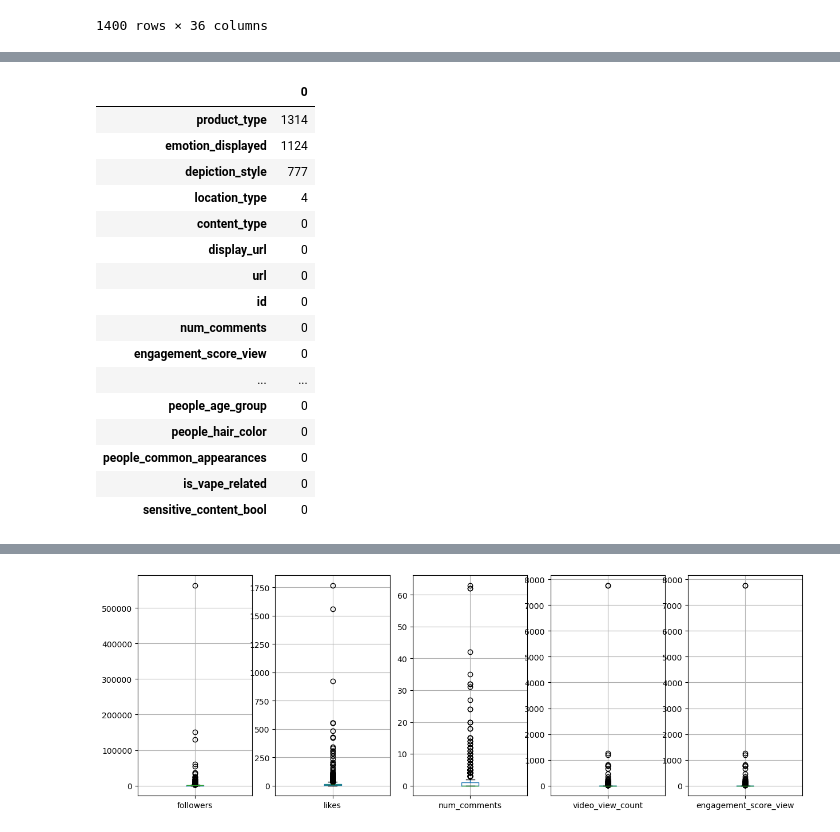
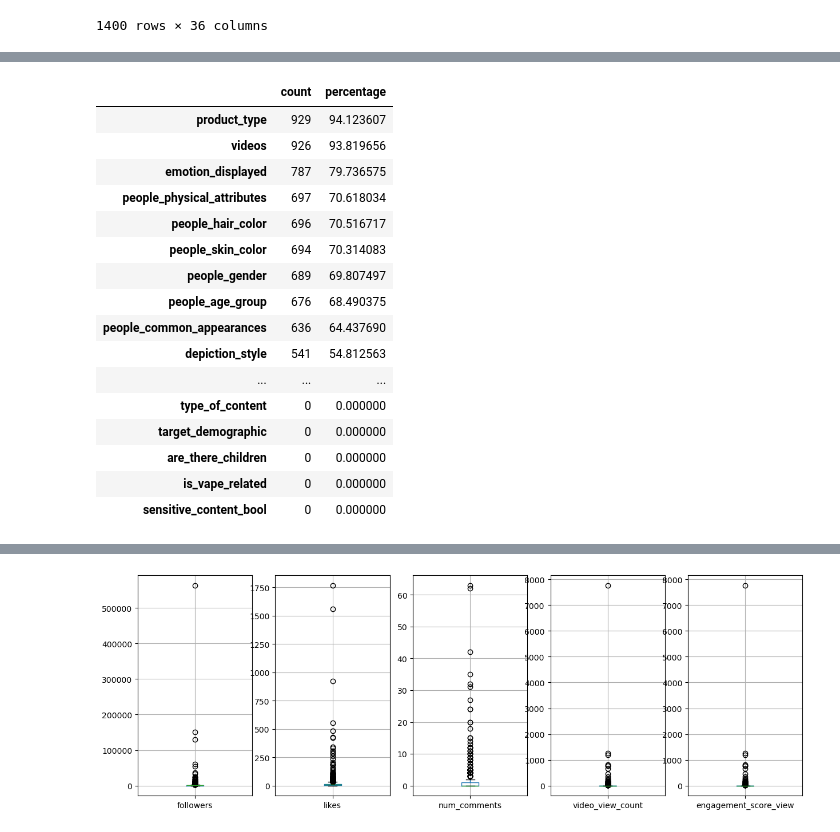
Before and after one commit to Patrick448/Data-Mining, a Jupyter notebook: data-exploration.ipynb, the cells around one changed output, grey strips where cells are left out. Drawn from its saved outputs; the diff is of its cells as text; code cells hidden in the pictures.

```diff
--- a/data-exploration.ipynb
+++ b/data-exploration.ipynb
@@ -57,3 +58,6 @@ df
 | 1398 | 2069 | https://www.instagram.com/p/CKziq... | https://www.instagram.com/p/CKziq... | Image | 0 | 39 | 18 | 0 | ... |
 | 1399 | 712 | https://www.instagram.com/p/B3c30... | https://www.instagram.com/p/B3c30... | Image | 0 | 4400 | 27 | 0 | ... |
 1400 rows × 36 columns
+# %%
+df = df[~df.duplicated()]
+df
@@ -59,0 +80,3 @@ df
+# %%
+df = df.drop(columns=['id','url', 'display_url', 'profile_image_link'])
+df
@@ -59,0 +99,6 @@ df
+# %%
+for col in df.columns:
+   df[col] = df[col].apply(lambda x: np.nan if x == '[]' else x)
+
+df = df.copy()
+df
@@ -60,21 +119,23 @@ df
 # %%
 # Check for null values
-pd.DataFrame(df.isnull().sum()).sort_values(by=0,ascending=False)
+null_df = pd.DataFrame(df.isnull().sum(), columns=["count"]).sort_values(by="count",ascending=False)
+null_df['percentage'] = null_df['count'].apply(lambda x: x/len(df)*100)
+null_df
 # %% [output]
-|  | 0 |
-| product_type | 1314 |
-| emotion_displayed | 1124 |
-| depiction_style | 777 |
-| location_type | 4 |
-| content_type | 0 |
-| display_url | 0 |
-| url | 0 |
-| id | 0 |
-| num_comments | 0 |
-| engagement_score_view | 0 |
-| ... | ... |
-| people_age_group | 0 |
-| people_hair_color | 0 |
-| people_common_appearances | 0 |
-| is_vape_related | 0 |
-| sensitive_content_bool | 0 |
+|  | count | percentage |
+| product_type | 929 | 94.123607 |
+| videos | 926 | 93.819656 |
+| emotion_displayed | 787 | 79.736575 |
+| people_physical_attributes | 697 | 70.618034 |
+| people_hair_color | 696 | 70.516717 |
+| people_skin_color | 694 | 70.314083 |
+| people_gender | 689 | 69.807497 |
+| people_age_group | 676 | 68.490375 |
+| people_common_appearances | 636 | 64.437690 |
+| depiction_style | 541 | 54.812563 |
+| ... | ... | ... |
+| type_of_content | 0 | 0.000000 |
+| target_demographic | 0 | 0.000000 |
+| are_there_children | 0 | 0.000000 |
+| is_vape_related | 0 | 0.000000 |
+| sensitive_content_bool | 0 | 0.000000 |
```
Also changed, not shown: parts of 79 cells of this notebook, 1 other file.
